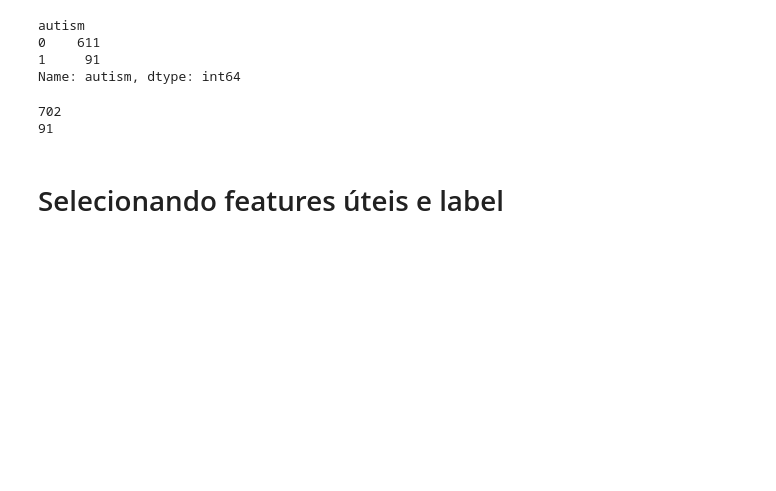
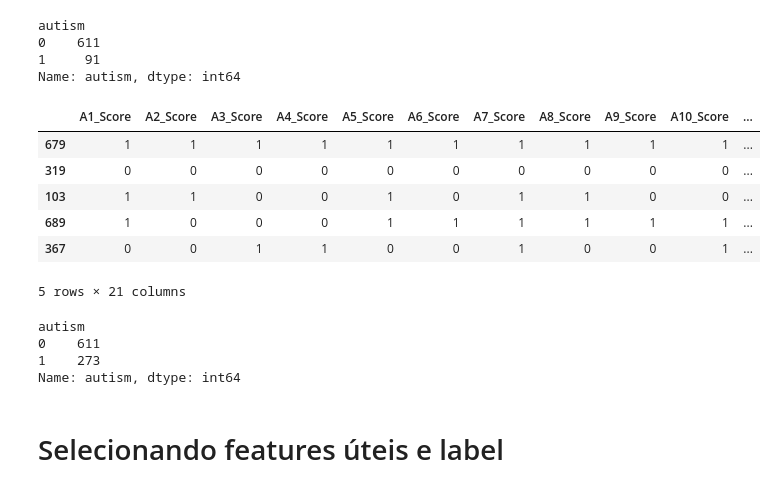
Before and after one commit to alpsilva/Datautism, a Jupyter notebook: classification_model.ipynb, the cells around one changed output. Cells and saved outputs as stored; diff of their text form; code cells hidden in the pictures; blank space fills up the shorter version.

```diff
--- a/classification_model.ipynb
+++ b/classification_model.ipynb
@@ -64,23 +65,3 @@ df.head()
 5 rows × 21 columns
 # %% [markdown]
 # Replacing byte values and correcting column name
-# %%
-df = df.replace(b'1', 1)
-df = df.replace(b'0', 0)
-df = df.replace(b'm', "male")
-df = df.replace(b'f', "female")
-df = df.replace(b'no', 0)
-df = df.replace(b'yes', 1)
-df = df.replace(b'NO', 0)
-df = df.replace(b'YES', 1)
-
-df = df.replace(b'Self', "Self")
-df = df.replace(b'Parent', "Parent")
-df = df.replace(b'?', "?")
-df = df.replace(b'Health care professional', "HealthCareProfessional")
-df = df.replace(b'Relative', "Relative")
-df = df.replace(b'Others', "Others")
-
-df = df.rename(columns = {"austim": "autism", "contry_of_res": "country"})
-
-df.head()
@@ -94,0 +68,19 @@ df.head()
+# %%
+def extract_string(b: bytes):
+    if type(b) != float:
+        return b.decode('utf-8')
+    return b
+
+df = df.rename(columns = {"austim": "autism", "contry_of_res": "country"})
+
+df = df.applymap(lambda x: extract_string(x))
+
+df = df.replace('1', 1)
+df = df.replace('0', 0)
+df = df.replace('yes', 1)
+df = df.replace('no', 0)
+df = df.replace('YES', 1)
+df = df.replace('NO', 0)
+
+
+df.head()
@@ -108,11 +108,24 @@ Name: autism, dtype: int64
 # %%
 positive_labels = df[df["autism"] == 1]
 
 df = pandas.concat([df, positive_labels, positive_labels])
-df = df.sample(frac=1).reset_index()
+df = df.sample(frac=1)
+df.head()
 # %% [output]
+|  | A1_Score | A2_Score | A3_Score | A4_Score | A5_Score | A6_Score | A7_Score | A8_Score | A9_Score | A10_Score | ... |
+| 679 | 1 | 1 | 1 | 1 | 1 | 1 | 1 | 1 | 1 | 1 | ... |
+| 319 | 0 | 0 | 0 | 0 | 0 | 0 | 0 | 0 | 0 | 0 | ... |
+| 103 | 1 | 1 | 0 | 0 | 1 | 0 | 1 | 1 | 0 | 0 | ... |
+| 689 | 1 | 0 | 0 | 0 | 1 | 1 | 1 | 1 | 1 | 1 | ... |
+| 367 | 0 | 0 | 1 | 1 | 0 | 0 | 1 | 0 | 0 | 1 | ... |
-702
-91
+5 rows × 21 columns
+# %%
+df.groupby("autism")["autism"].count()
+# %% [output]
+autism
+0    611
+1    273
+Name: autism, dtype: int64
 # %% [markdown]
 # Selecionando features úteis e label
 # %%
```
Also changed, not shown: parts of 48 cells of this notebook, 2 other files.
